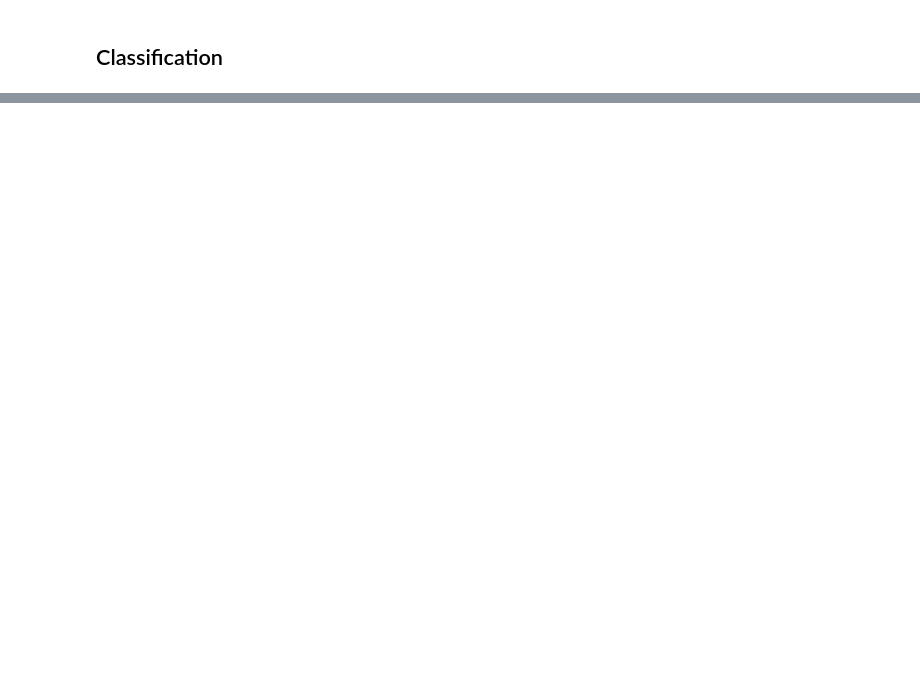
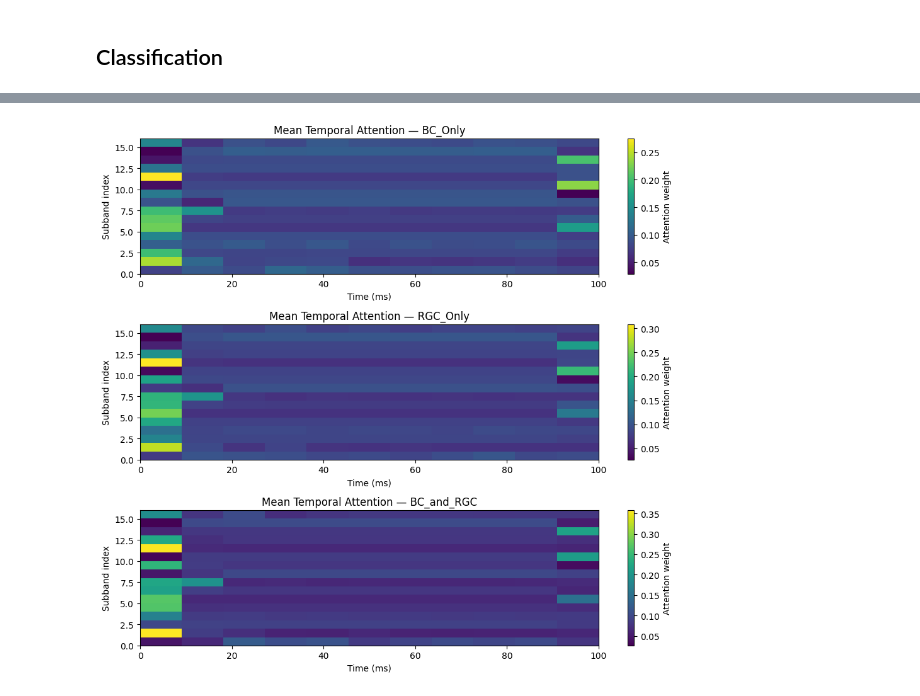
Before and after one commit to lillikiessling/VEP_Classifier, a Jupyter notebook: MultiBranchCNN_withattention.ipynb, the cells around one changed output, grey strips where cells are left out. Saved outputs shown, nothing was run; the diff lists cells and outputs as text; code cells hidden in the pictures; blank space fills up the shorter version.

```diff
--- a/MultiBranchCNN_withattention.ipynb
+++ b/MultiBranchCNN_withattention.ipynb
@@ -281,0 +562,93 @@ Summary saved to: results/MultiBranchCNN_average_classification_results.csv
+# %%
+# ---------------------------------------------------------------------
+# 1. Prepare metadata and containers
+# ---------------------------------------------------------------------
+
+N_BRANCHES = len(temporal_att_maps)              # should equal 2**LEVEL = 16
+TIME_STEPS = next(iter(temporal_att_maps.values())).shape[1]
+T_MAX = 100  # ms (already defined)
+time_axis = np.linspace(0, T_MAX, TIME_STEPS)
+
+mean_temp_att_per_class = {cls: [] for cls in label_encoder.keys()}
+contrast_temp_att_per_class = {cls: [] for cls in label_encoder.keys()}
+
+# ---------------------------------------------------------------------
+# 2. Compute mean and contrastive temporal attention
+# ---------------------------------------------------------------------
+
+for branch_idx in range(N_BRANCHES):
+    att = temporal_att_maps[f"temporal_attention_{branch_idx}"].squeeze(-1)  # (n_samples, time_steps)
+
+    for class_label, class_idx in label_encoder.items():
+        mask = (y == class_idx)
+        att_class = att[mask]                          # (n_class_samples, time_steps)
+        att_other = att[~mask]
+
+        mean_class = att_class.mean(axis=0)
+        mean_other = att_other.mean(axis=0)
+        contrast = mean_class - mean_other
+
+        # Store per-class results per subband
+        mean_temp_att_per_class[class_label].append(mean_class)
+        contrast_temp_att_per_class[class_label].append(contrast)
+
+# Convert lists to arrays: shape (n_classes, n_branches, time_steps)
+for cls in label_encoder.keys():
+    mean_temp_att_per_class[cls] = np.stack(mean_temp_att_per_class[cls])      # (n_branches, time_steps)
+    contrast_temp_att_per_class[cls] = np.stack(contrast_temp_att_per_class[cls])
+
+
+top_k = 5
+
+for class_label in label_encoder.keys():
+    print(f"\n=== Class: {class_label} ===")
+
+    mean_branch = mean_temp_att_per_class[class_label]
+    contrast_branch = contrast_temp_att_per_class[class_label]
+
+    for b_idx in range(N_BRANCHES):
+        mean_curve = mean_branch[b_idx]
+        contrast_curve = contrast_branch[b_idx]
+
+        # Top K timepoints with highest attention
+        top_idx = np.argsort(mean_curve)[::-1][:top_k]
+
+        print(f"  Subband {b_idx:2d}: Top {top_k} timepoints:")
+        for i in top_idx:
+            print(f"     t = {time_axis[i]:6.1f} ms | α={mean_curve[i]:.4f} | Δα={contrast_curve[i]:+.4f}")
+    print("-" * 70)
+
+n_classes = len(label_encoder)
+fig, axes = plt.subplots(n_classes, 1, figsize=(10, 3*n_classes))
+
+if n_classes == 1:
+    axes = [axes]
+
+for ax, (class_label, mean_att) in zip(axes, mean_temp_att_per_class.items()):
+    im = ax.imshow(mean_att, aspect='auto', cmap='viridis',
+                   extent=[time_axis[0], time_axis[-1], 0, N_BRANCHES],
+                   origin='lower')
+    ax.set_title(f"Mean Temporal Attention — {class_label}")
+    ax.set_ylabel("Subband index")
+    ax.set_xlabel("Time (ms)")
+    plt.colorbar(im, ax=ax, label="Attention weight")
+
+plt.tight_layout()
+plt.show()
+
+fig, axes = plt.subplots(n_classes, 1, figsize=(10, 3*n_classes))
+if n_classes == 1:
+    axes = [axes]
+
+for ax, (class_label, contrast_att) in zip(axes, contrast_temp_att_per_class.items()):
+    im = ax.imshow(contrast_att, aspect='auto', cmap='coolwarm',
+                   extent=[time_axis[0], time_axis[-1], 0, N_BRANCHES],
+                   origin='lower')
+    ax.set_title(f"Contrastive Temporal Attention (Δα vs others) — {class_label}")
+    ax.set_ylabel("Subband index")
+    ax.set_xlabel("Time (ms)")
+    plt.colorbar(im, ax=ax, label="Δ attention")
+
+plt.tight_layout()
+plt.show()
+# %% [output]
@@ -281,0 +672 @@ Summary saved to: results/MultiBranchCNN_average_classification_results.csv
+[figure, added]
```
Also changed, not shown: parts of 14 cells of this notebook, 12 other files.
